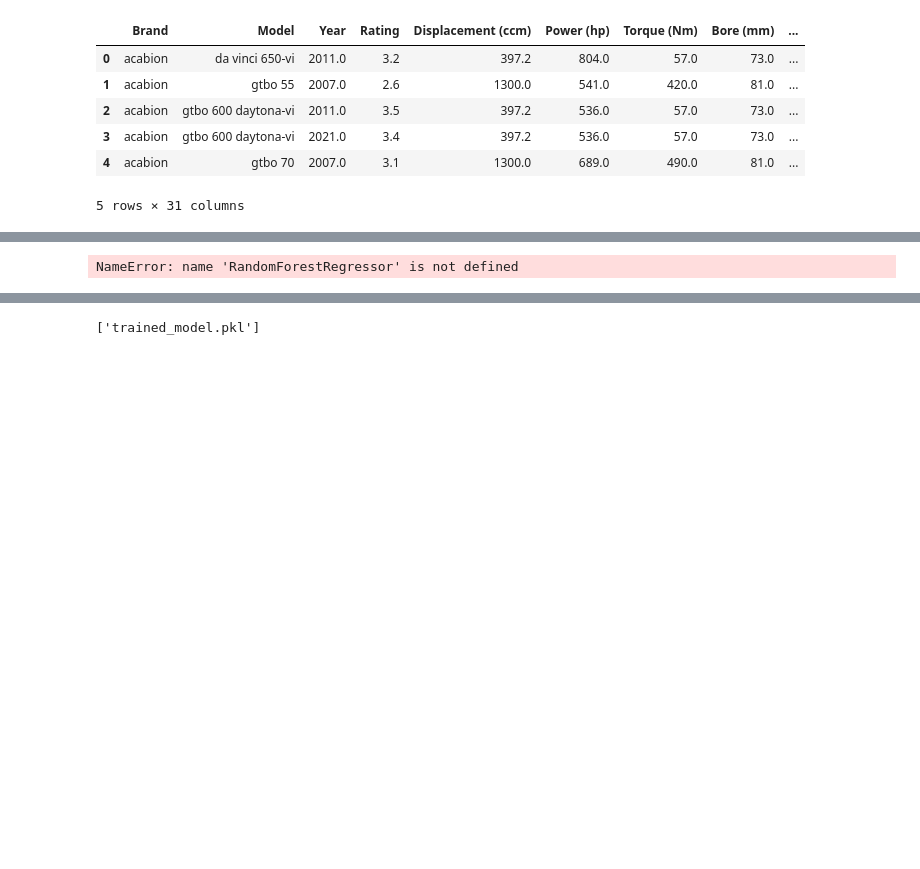
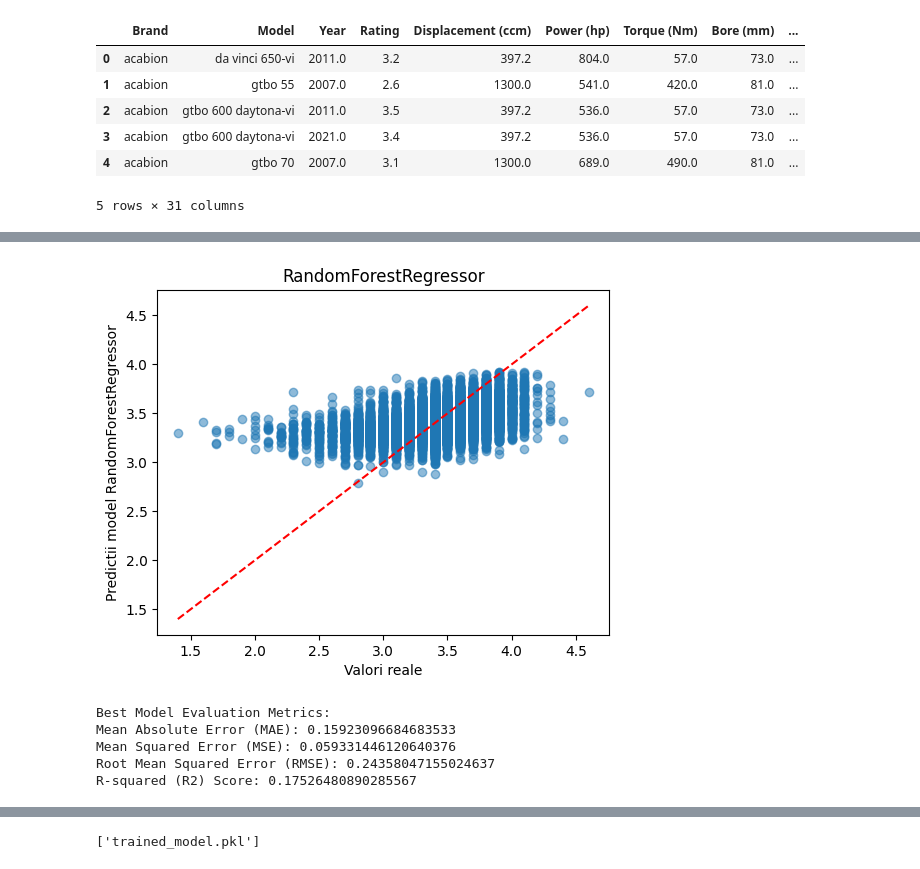
Before and after one commit to iacobrazvan0/machine_learning, a Jupyter notebook: all_bikez.ipynb, the cells around one changed output, grey strips where cells are left out. Cells and saved outputs as stored; diff of their text form; code cells hidden in the pictures; blank space fills up the shorter version.

```diff
--- a/all_bikez.ipynb
+++ b/all_bikez.ipynb
@@ -432,26 +464,43 @@ y_pred_best = best_rf_model.predict(X_test)
 # %%
 # Initialize the Random Forest Regressor model with the best parameters
 best_rf_model = RandomForestRegressor(max_depth=20, min_samples_leaf=4, min_samples_split=10, n_estimators=150, random_state=42)
 
 # Train the model on the training data
 best_rf_model.fit(X_train, y_train)
 
 # Make predictions on the testing data using the best model
 y_pred_best = best_rf_model.predict(X_test)
 
 # Evaluate the performance of the best model
 mae_best = mean_absolute_error(y_test, y_pred_best)
 mse_best = mean_squared_error(y_test, y_pred_best)
 rmse_best = mean_squared_error(y_test, y_pred_best, squared=False)
 r2_best = r2_score(y_test, y_pred_best)
 
+plt.figure(figsize=(10, 8))
+plt.subplot(2, 2, 4)
+y_pred_rf = best_rf_model.predict(X_test)
+plt.scatter(y_test, y_pred_rf, alpha=0.5)
+plt.plot([min(y_test), max(y_test)], [min(y_test), max(y_test)], '--', color='red')  # Linie de regresie
+plt.xlabel('Valori reale')
+plt.ylabel('Predictii model RandomForestRegressor')
+plt.title('RandomForestRegressor')
+
+plt.tight_layout()
+plt.show()
+
 print("Best Model Evaluation Metrics:")
 print("Mean Absolute Error (MAE):", mae_best)
 print("Mean Squared Error (MSE):", mse_best)
 print("Root Mean Squared Error (RMSE):", rmse_best)
 print("R-squared (R2) Score:", r2_best)
 # %% [output]
+[figure, added]
-NameError: name 'RandomForestRegressor' is not defined
+Best Model Evaluation Metrics:
+Mean Absolute Error (MAE): 0.15923096684683533
+Mean Squared Error (MSE): 0.059331446120640376
+Root Mean Squared Error (RMSE): 0.24358047155024637
+R-squared (R2) Score: 0.17526480890285567
 # %%
 from sklearn.metrics import median_absolute_error, mean_absolute_percentage_error
 
```
Also changed, not shown: parts of 9 cells of this notebook.
